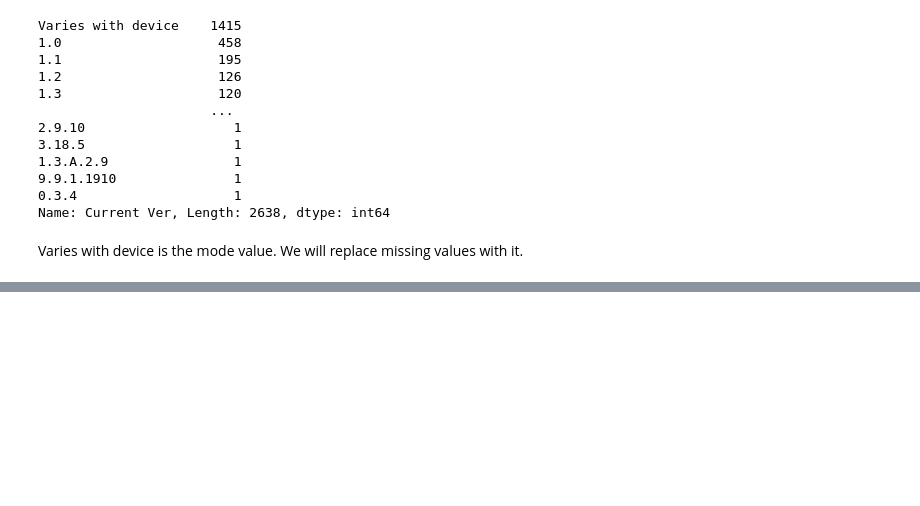
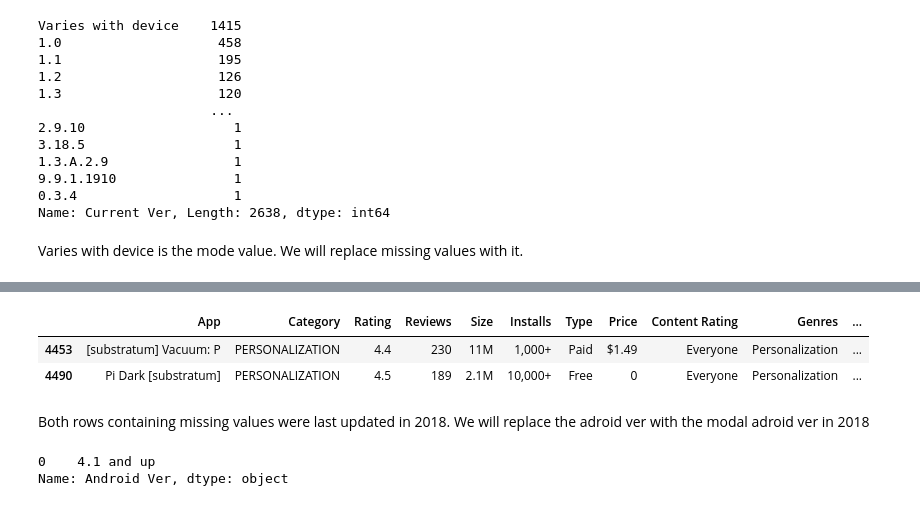
Before and after one commit to LYS312/TheAnalysts, a Jupyter notebook: TheAnalysts/TheAnalysts.ipynb, the cells around one changed output, grey strips where cells are left out. Cells and saved outputs as stored; diff of their text form; code cells hidden in the pictures; blank space fills up the shorter version.

```diff
--- a/TheAnalysts/TheAnalysts.ipynb
+++ b/TheAnalysts/TheAnalysts.ipynb
@@ -240,0 +297,14 @@ df=df['Current Ver'].fillna(df['Current Ver'].mode(), inplace=True) #fill empty
+# %%
+df[df['Android Ver'].isnull()]
+# %% [output]
+|  | App | Category | Rating | Reviews | Size | Installs | Type | Price | Content Rating | Genres | ... |
+| 4453 | [substratum] Vacuum: P | PERSONALIZATION | 4.4 | 230 | 11M | 1,000+ | Paid | $1.49 | Everyone | Personalization | ... |
+| 4490 | Pi Dark [substratum] | PERSONALIZATION | 4.5 | 189 | 2.1M | 10,000+ | Free | 0 | Everyone | Personalization | ... |
+# %% [markdown]
+Both rows containing missing values were last updated in 2018. We will replace the adroid ver with the modal adroid ver in 2018
+# %%
+df2018=df[df['Last Updated'].str.contains('2018')]
+df2018['Android Ver'].mode()    #modal Adroid Ver of apps from 2018
+# %% [output]
+0    4.1 and up
+Name: Android Ver, dtype: object
```
Also changed, not shown: parts of 7 cells of this notebook.
